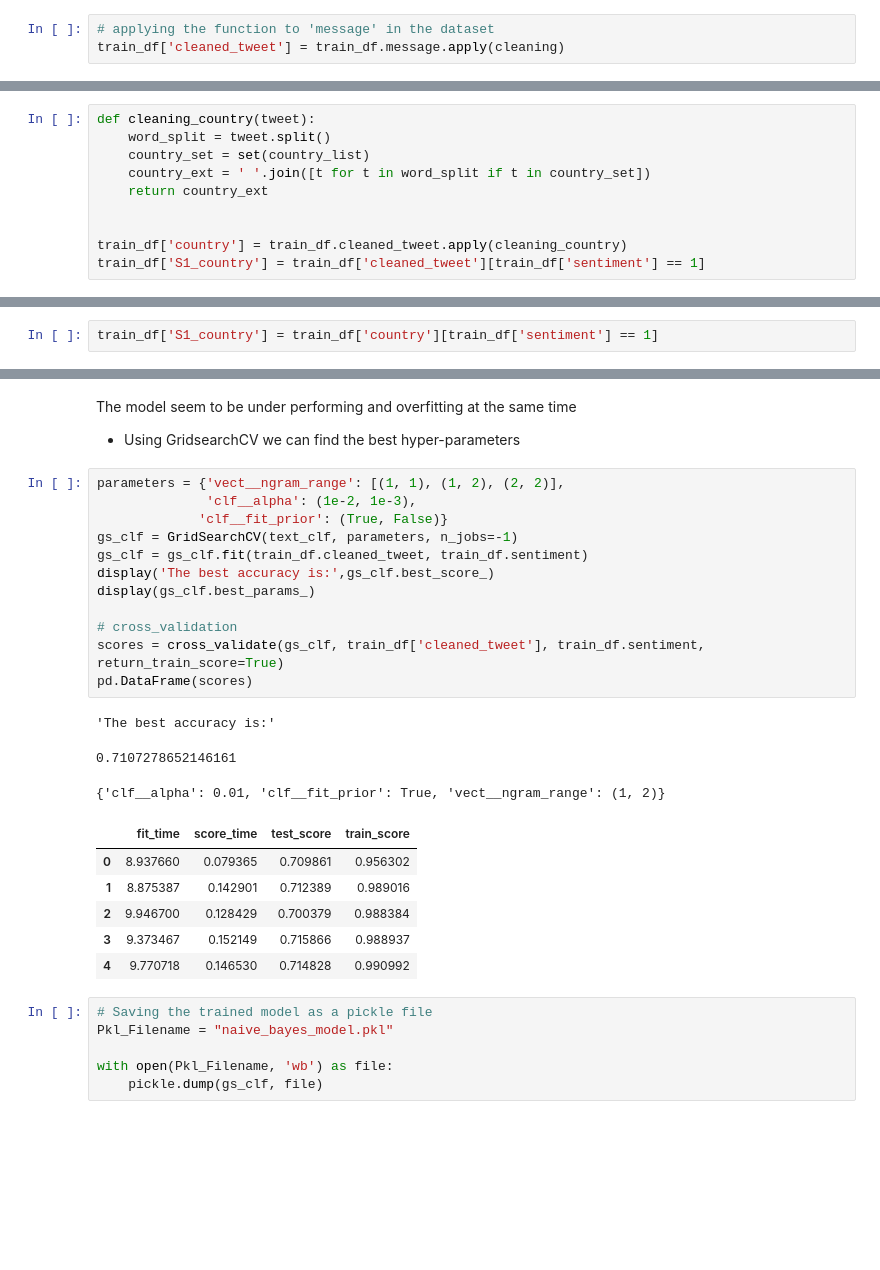
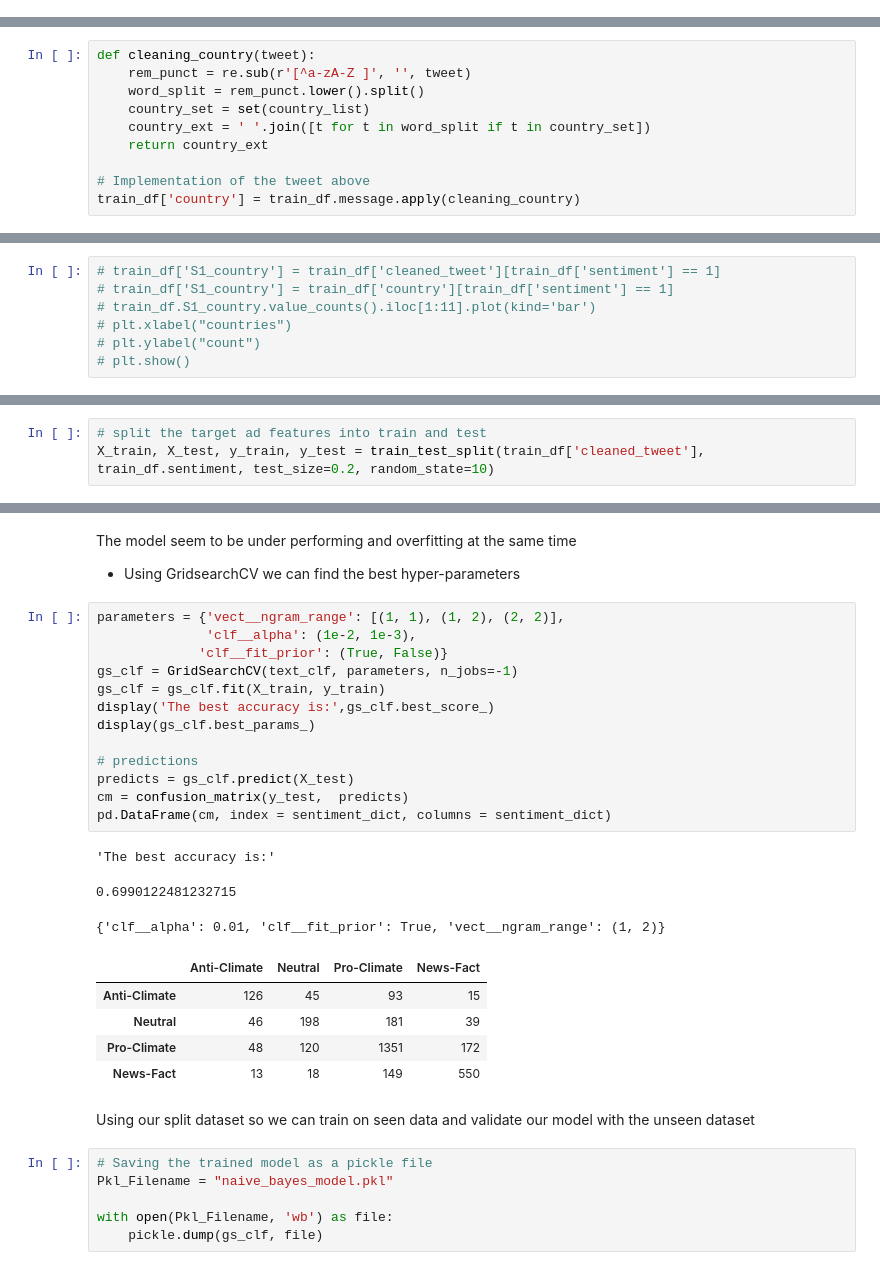
Before and after one commit to KenCBonyo/classification-predict-streamlit-template_notebook, a Jupyter notebook: predict_classification_data_processing.ipynb, the cells around one changed output, grey strips where cells are left out. Drawn from its saved outputs; the diff is of its cells as text; blank space fills up the shorter version.

```diff
--- a/predict_classification_data_processing.ipynb
+++ b/predict_classification_data_processing.ipynb
@@ -208,6 +314,3 @@ def cleaning(tweet):
-# %%
-# applying the function to 'message' in the dataset
-train_df['cleaned_tweet'] = train_df.message.apply(cleaning)
 # %%
 country_list = []
 for country in pycountry.countries:
@@ -219,10 +320,10 @@ country_list = list(map(lambda x: x.lower(),country_list))
 # %%
 def cleaning_country(tweet):
-    word_split = tweet.split()
+    rem_punct = re.sub(r'[^a-zA-Z ]', '', tweet)
+    word_split = rem_punct.lower().split()
     country_set = set(country_list)
     country_ext = ' '.join([t for t in word_split if t in country_set])
     return country_ext
 
-
-train_df['country'] = train_df.cleaned_tweet.apply(cleaning_country)
-train_df['S1_country'] = train_df['cleaned_tweet'][train_df['sentiment'] == 1]
+# Implementation of the tweet above
+train_df['country'] = train_df.message.apply(cleaning_country)
@@ -253,2 +344,7 @@ Name: country, Length: 145, dtype: int64
 # %%
-train_df['S1_country'] = train_df['country'][train_df['sentiment'] == 1]
+# train_df['S1_country'] = train_df['cleaned_tweet'][train_df['sentiment'] == 1]
+# train_df['S1_country'] = train_df['country'][train_df['sentiment'] == 1]
+# train_df.S1_country.value_counts().iloc[1:11].plot(kind='bar')
+# plt.xlabel("countries")
+# plt.ylabel("count")
+# plt.show()
@@ -554,3 +640,6 @@ experiment.log_confusion_matrix(matrix=cm)
 
 
 &emsp;
+# %%
+# split the target ad features into train and test
+X_train, X_test, y_train, y_test = train_test_split(train_df['cleaned_tweet'], train_df.sentiment, test_size=0.2, random_state=10)
@@ -576,25 +667,27 @@ The model seem to be under performing and overfitting at the same time
 # %%
 parameters = {'vect__ngram_range': [(1, 1), (1, 2), (2, 2)],
               'clf__alpha': (1e-2, 1e-3),
              'clf__fit_prior': (True, False)}
 gs_clf = GridSearchCV(text_clf, parameters, n_jobs=-1)
-gs_clf = gs_clf.fit(train_df.cleaned_tweet, train_df.sentiment)
+gs_clf = gs_clf.fit(X_train, y_train)
 display('The best accuracy is:',gs_clf.best_score_)
 display(gs_clf.best_params_)
 
-# cross_validation
-scores = cross_validate(gs_clf, train_df['cleaned_tweet'], train_df.sentiment, return_train_score=True)
-pd.DataFrame(scores)
+# predictions
+predicts = gs_clf.predict(X_test)
+cm = confusion_matrix(y_test,  predicts)
+pd.DataFrame(cm, index = sentiment_dict, columns = sentiment_dict)
 # %% [output]
 'The best accuracy is:'
-0.7107278652146161
+0.6990122481232715
 {'clf__alpha': 0.01, 'clf__fit_prior': True, 'vect__ngram_range': (1, 2)}
-|  | fit_time | score_time | test_score | train_score |
-| 0 | 8.937660 | 0.079365 | 0.709861 | 0.956302 |
-| 1 | 8.875387 | 0.142901 | 0.712389 | 0.989016 |
-| 2 | 9.946700 | 0.128429 | 0.700379 | 0.988384 |
-| 3 | 9.373467 | 0.152149 | 0.715866 | 0.988937 |
-| 4 | 9.770718 | 0.146530 | 0.714828 | 0.990992 |
+|  | Anti-Climate | Neutral | Pro-Climate | News-Fact |
+| Anti-Climate | 126 | 45 | 93 | 15 |
+| Neutral | 46 | 198 | 181 | 39 |
+| Pro-Climate | 48 | 120 | 1351 | 172 |
+| News-Fact | 13 | 18 | 149 | 550 |
+# %% [markdown]
+Using our split dataset so we can train on seen data and validate our model with the unseen dataset
 # %%
 # Saving the trained model as a pickle file
 Pkl_Filename = "naive_bayes_model.pkl"
```
Also changed, not shown: parts of 55 cells of this notebook, 2 other files.
